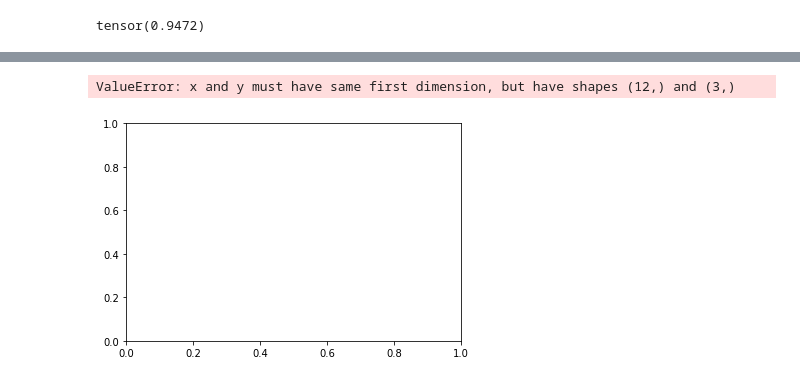
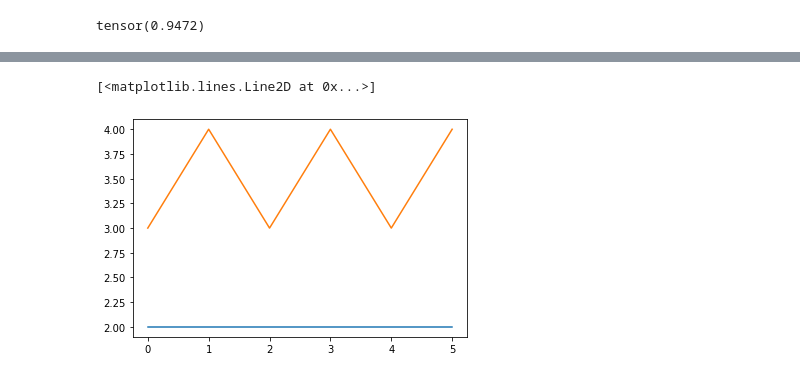
Before and after one commit to lcordey/codePDM, a Jupyter notebook: img2sdf_ML/test_.ipynb, the cells around one changed output, grey strips where cells are left out. Drawn from its saved outputs; the diff is of its cells as text; code cells hidden in the pictures.

Commit message:
validation plot cosine and l2 distance test

```diff
--- a/img2sdf_ML/test_.ipynb
+++ b/img2sdf_ML/test_.ipynb
@@ -238,0 +234,8 @@ a = [1,2,3,34,4,5]
+# %%
+a = []
+b = []
+# %%
+a.append(2)
+# %%
+b.append(3)
+b.append(4)
@@ -239,7 +262,7 @@ a = [1,2,3,34,4,5]
 # %%
-plt.plot(np.arange(12),a, label = "validation")
-plt.plot([1,3,5,7,10,11,15],b, label = "blbl")
-plt.legend()
+plt.plot(np.arange(6),a, label = "validation")
+plt.plot(np.arange(6),b, label = "blbl")
+# plt.legend()
 # %% [output]
-ValueError: x and y must have same first dimension, but have shapes (12,) and (3,)
+[<matplotlib.lines.Line2D at 0x...>]
-[figure, old version]
+[figure, new version]
```
Also changed, not shown: parts of 6 cells of this notebook, 1 other file.
